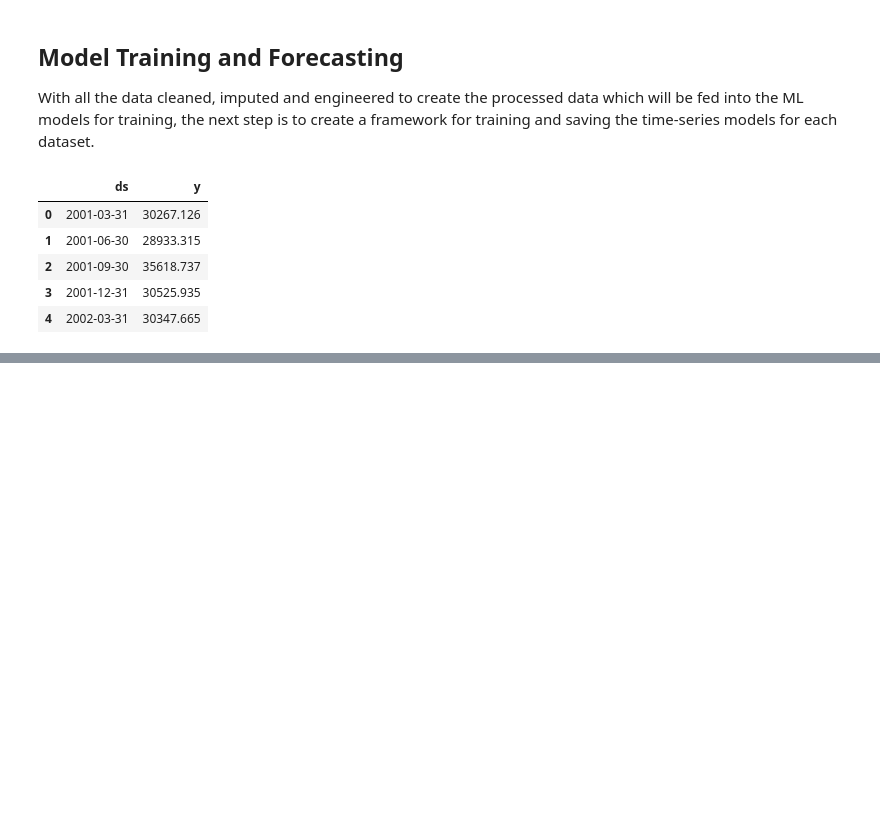
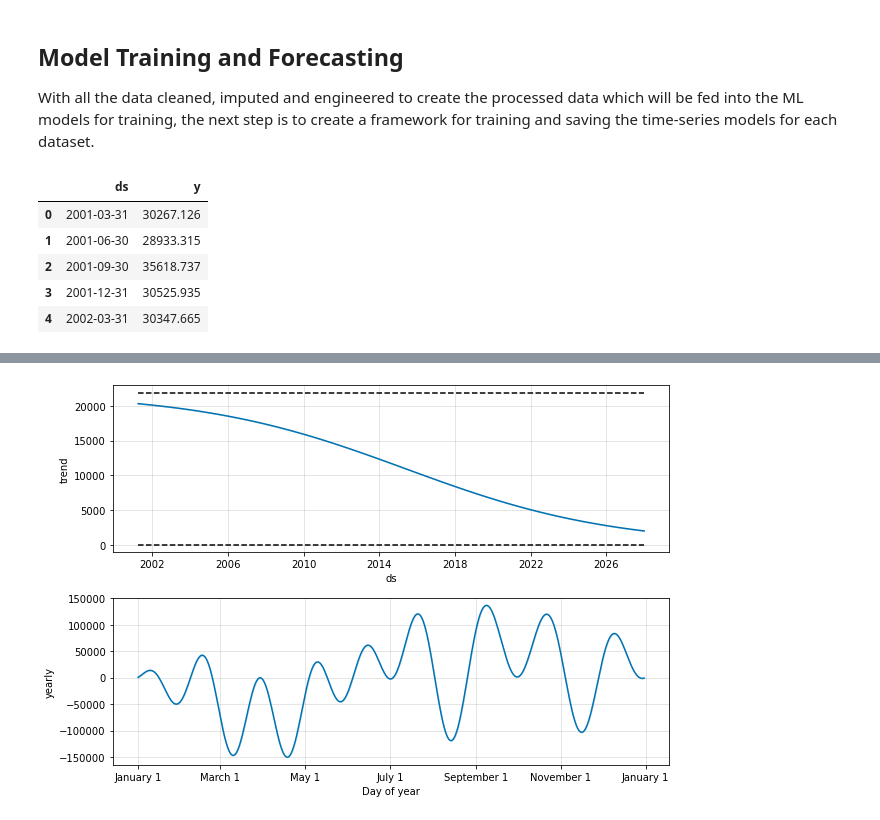
Before and after one commit to devanshmalik/emissions-oracle, a Jupyter notebook: notebooks/0.5-create-base-models-and-forecasts.ipynb, the cells around one changed output, grey strips where cells are left out. Drawn from its saved outputs; the diff is of its cells as text; code cells hidden in the pictures; blank space fills up the shorter version.

```diff
--- a/notebooks/0.5-create-base-models-and-forecasts.ipynb
+++ b/notebooks/0.5-create-base-models-and-forecasts.ipynb
@@ -239,0 +273,4 @@ Iteration 88. Log joint probability =    150.199. Improved by 8.05645e-09.
+# %%
+fig2 = m.plot_components(forecast)
+# %% [output]
+[figure, added]
```
Also changed, not shown: parts of 10 cells of this notebook, 2 other files.
